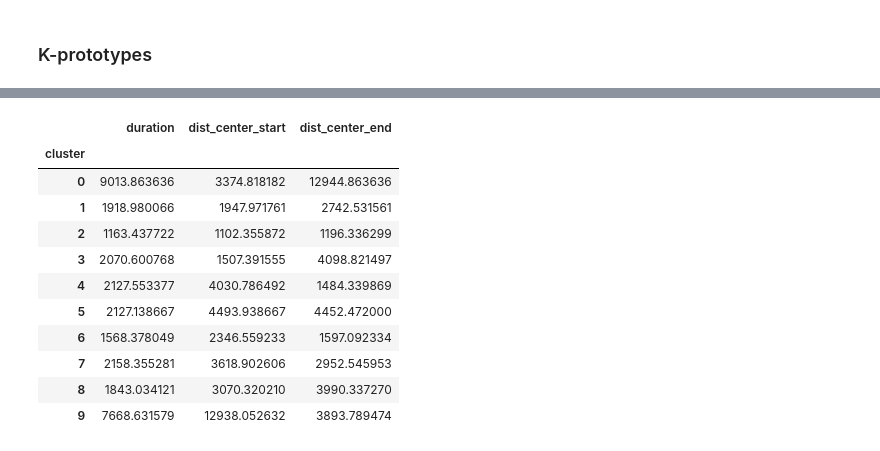
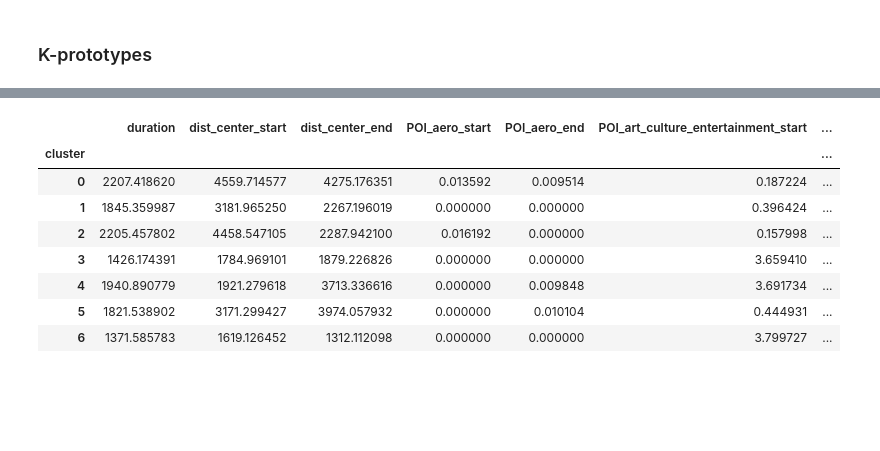
Before and after one commit to richardbor/bachelor_thesis, a Jupyter notebook: clustering.ipynb, the cells around one changed output, grey strips where cells are left out. Cells and saved outputs as stored; diff of their text form; code cells hidden in the pictures; blank space fills up the shorter version.

```diff
--- a/clustering.ipynb
+++ b/clustering.ipynb
@@ -565,3 +624,36 @@ full_data
+# %%
+cols = ['duration',
+ 'dist_center_start',
+ 'dist_center_end',
+ 'POI_aero_start',
+ 'POI_aero_end',
+ 'POI_art_culture_entertainment_start',
+ 'POI_art_culture_entertainment_end',
+ 'POI_education_start',
+ 'POI_education_end',
+ 'POI_finance_start',
+ 'POI_finance_end',
+ 'POI_food_drink_start',
+ 'POI_food_drink_end',
+ 'POI_healthcare_start',
+ 'POI_healthcare_end',
+ 'POI_history_start',
+ 'POI_history_end',
+ 'POI_leisure_start',
+ 'POI_leisure_end',
+ 'POI_office_start',
+ 'POI_office_end',
+ 'POI_sport_start',
+ 'POI_sport_end',
+ 'POI_shop_start',
+ 'POI_shop_end',
+ 'POI_tourism_start',
+ 'POI_tourism_end',
+ 'POI_transport_start',
+'POI_transport_end',
+ 'time_basket',
+ 'cluster']
+full_data = full_data[cols]
 # %%
 def print_full(x):
     pd.set_option('display.max_rows', len(x))
@@ -628,19 +716,16 @@ pd.Series(clusters).value_counts()
 dtype: int64
 # %%
-num_features = full_data.iloc[:,:3]
+num_features = full_data.iloc[:,:10]
 num_features['cluster'] = cluster_dict
 num_features = num_features.groupby(by=["cluster"]).mean().copy()
 num_features
 # %% [output]
-|  | duration | dist_center_start | dist_center_end |
-| cluster |  |  |  |
-| 0 | 9013.863636 | 3374.818182 | 12944.863636 |
-| 1 | 1918.980066 | 1947.971761 | 2742.531561 |
-| 2 | 1163.437722 | 1102.355872 | 1196.336299 |
-| 3 | 2070.600768 | 1507.391555 | 4098.821497 |
-| 4 | 2127.553377 | 4030.786492 | 1484.339869 |
-| 5 | 2127.138667 | 4493.938667 | 4452.472000 |
-| 6 | 1568.378049 | 2346.559233 | 1597.092334 |
-| 7 | 2158.355281 | 3618.902606 | 2952.545953 |
-| 8 | 1843.034121 | 3070.320210 | 3990.337270 |
-| 9 | 7668.631579 | 12938.052632 | 3893.789474 |
+|  | duration | dist_center_start | dist_center_end | POI_aero_start | POI_aero_end | POI_art_culture_entertainment_start | ... |
+| cluster |  |  |  |  |  |  | ... |
+| 0 | 2207.418620 | 4559.714577 | 4275.176351 | 0.013592 | 0.009514 | 0.187224 | ... |
+| 1 | 1845.359987 | 3181.965250 | 2267.196019 | 0.000000 | 0.000000 | 0.396424 | ... |
+| 2 | 2205.457802 | 4458.547105 | 2287.942100 | 0.016192 | 0.000000 | 0.157998 | ... |
+| 3 | 1426.174391 | 1784.969101 | 1879.226826 | 0.000000 | 0.000000 | 3.659410 | ... |
+| 4 | 1940.890779 | 1921.279618 | 3713.336616 | 0.000000 | 0.009848 | 3.691734 | ... |
+| 5 | 1821.538902 | 3171.299427 | 3974.057932 | 0.000000 | 0.010104 | 0.444931 | ... |
+| 6 | 1371.585783 | 1619.126452 | 1312.112098 | 0.000000 | 0.000000 | 3.799727 | ... |
```
Also changed, not shown: parts of 19 cells of this notebook, 2 other files.
